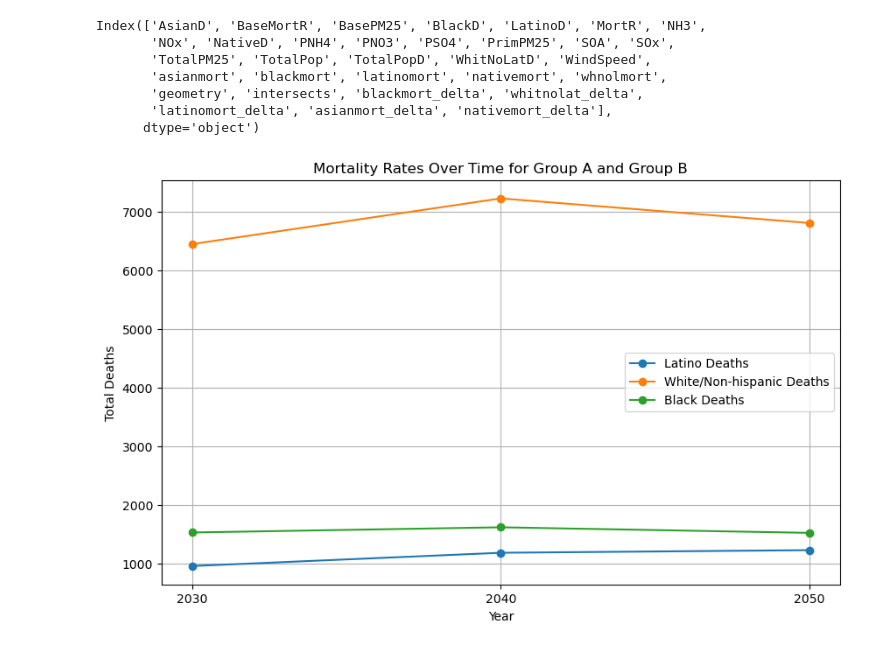
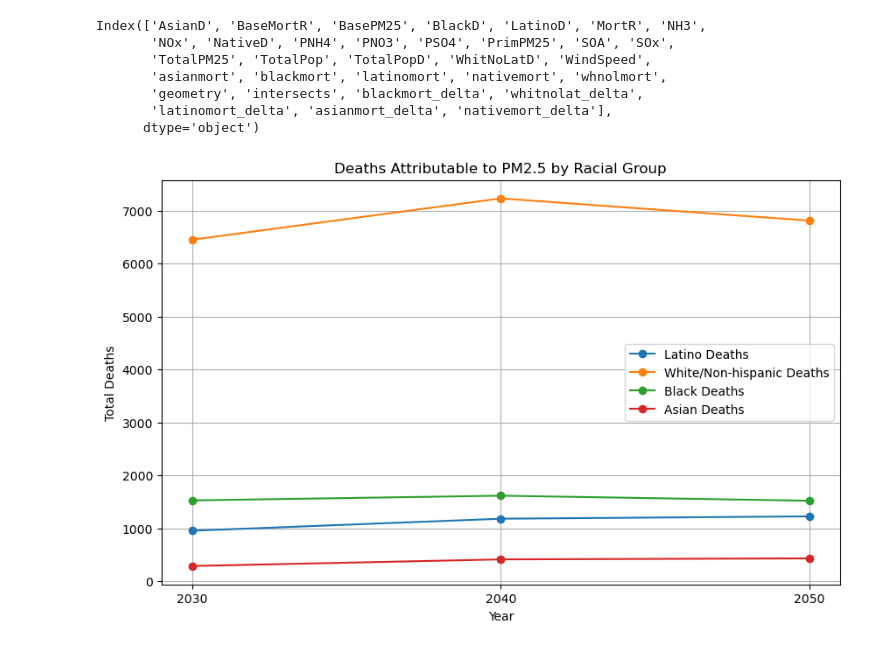
Before and after one commit to lbeatty1/MIP_AirPollution, a Jupyter notebook: Plot_Output.ipynb, the cells around one changed output. Cells and saved outputs as stored; diff of their text form; code cells hidden in the pictures.

```diff
--- a/Plot_Output.ipynb
+++ b/Plot_Output.ipynb
@@ -15,7 +15,9 @@ os.chdir('C:/Users/lbeatty/Documents/Lauren_MIP_Contribution/')
 
 #scenario = '26z-thin-debug'
 scenario = '26z-short-base-50'
+#scenario = '26z-short-current-policies'
 model='GenX'
+isrm=False  #plot output from isrm or full InMap?
 # %%
 # Read the shapefiles
 states = gpd.read_file('tl_2022_us_state/tl_2022_us_state.shp')
@@ -26,12 +28,15 @@ if not os.path.exists('MIP_AirPollution/Figures/Output/' + scenario + '/' + mode
     os.makedirs('MIP_AirPollution/Figures/Output/' + scenario + '/' + model)
 
 
-
 #Plot output -- map of concentrations
 years = ['2030', '2040', '2050']
 quant_dict={}
 for year in years:
-    emissions = gpd.read_file('InMap/MIP_InMap_Output/'+scenario+'/'+model+'/emissions'+year+'_out.shp')
+    if isrm==False:
+        emissions = gpd.read_file('InMap/MIP_InMap_Output/'+scenario+'/'+model+'/emissions'+year+'_out.shp')
+    if isrm==True:
+        emissions = gpd.read_file('InMap/MIP_InMap_Output/'+scenario+'/'+model+'/ISRM_result_'+year+'.shp')
+
 
     # Transform coordinates to match output
     #drop grid cells not in continental us
@@ -52,13 +57,13 @@ for year in years:
         fig, ax = plt.subplots(figsize=(10, 8))
 
         # Plot data with color scale truncated at the specified quantile
-        emissions.plot(vmin=0, vmax=cut, cmap="GnBu", column=column, ax=ax)
+        emissions.plot(vmin=0, vmax=cut, cmap="OrRd", column=column, ax=ax)
 
         # Plot states boundaries
         states.boundary.plot(ax=ax, color='black', linewidth=0.2)
 
         # Add color bar
-        sm = plt.cm.ScalarMappable(cmap='GnBu', norm=plt.Normalize(vmin=0, vmax=quant_dict[column]))
+        sm = plt.cm.ScalarMappable(cmap='OrRd', norm=plt.Normalize(vmin=0, vmax=quant_dict[column]))
         sm._A = []  # Fake empty array for the colorbar
         cbar = fig.colorbar(sm, fraction=0.03)
         cbar.set_label(column+' concentration (μg m$^{-3}$)')  # Set color bar label
@@ -137,26 +142,26 @@ Index(['AsianD', 'BaseMortR', 'BasePM25', 'BlackD', 'LatinoD', 'MortR', 'NH3',
        'latinomort_delta', 'asianmort_delta', 'nativemort_delta'],
       dtype='object')
 # %%
-deaths = pd.DataFrame(emissions[['TotalPopD', 'NativeD', 'BlackD', 'LatinoD', 'WhitNoLatD', 'year']])
+deaths = pd.DataFrame(emissions[['TotalPopD', 'NativeD', 'BlackD','AsianD', 'LatinoD', 'WhitNoLatD', 'year']])
 deaths = deaths.groupby(['year']).sum().reset_index()
 
 plt.figure(figsize=(10, 6))
 
-# Plot mortality rates for Group A
+# Plot mortality rates
 plt.plot(deaths['year'], deaths['LatinoD'], marker='o', label='Latino Deaths')
 plt.plot(deaths['year'], deaths['WhitNoLatD'], marker='o', label='White/Non-hispanic Deaths')
-
-# Plot mortality rates for Group B
 plt.plot(deaths['year'], deaths['BlackD'], marker='o', label='Black Deaths')
+plt.plot(deaths['year'], deaths['AsianD'], marker='o', label='Asian Deaths')
 
 # Add labels and title
 plt.xlabel('Year')
 plt.ylabel('Total Deaths')
-plt.title('Mortality Rates Over Time for Group A and Group B')
+plt.title('Deaths Attributable to PM2.5 by Racial Group')
 plt.legend()
 
 # Show plot
 plt.grid(True)
+plt.savefig('MIP_AirPollution/Figures/Output/' + scenario + '/' + model + '/deaths_racial.jpg', format='jpg',dpi=300, bbox_inches='tight')
 plt.show()
 # %% [output]
-[figure, old version]
+[figure, new version]
```
Also changed, not shown: parts of 2 cells of this notebook, 16 other files.
